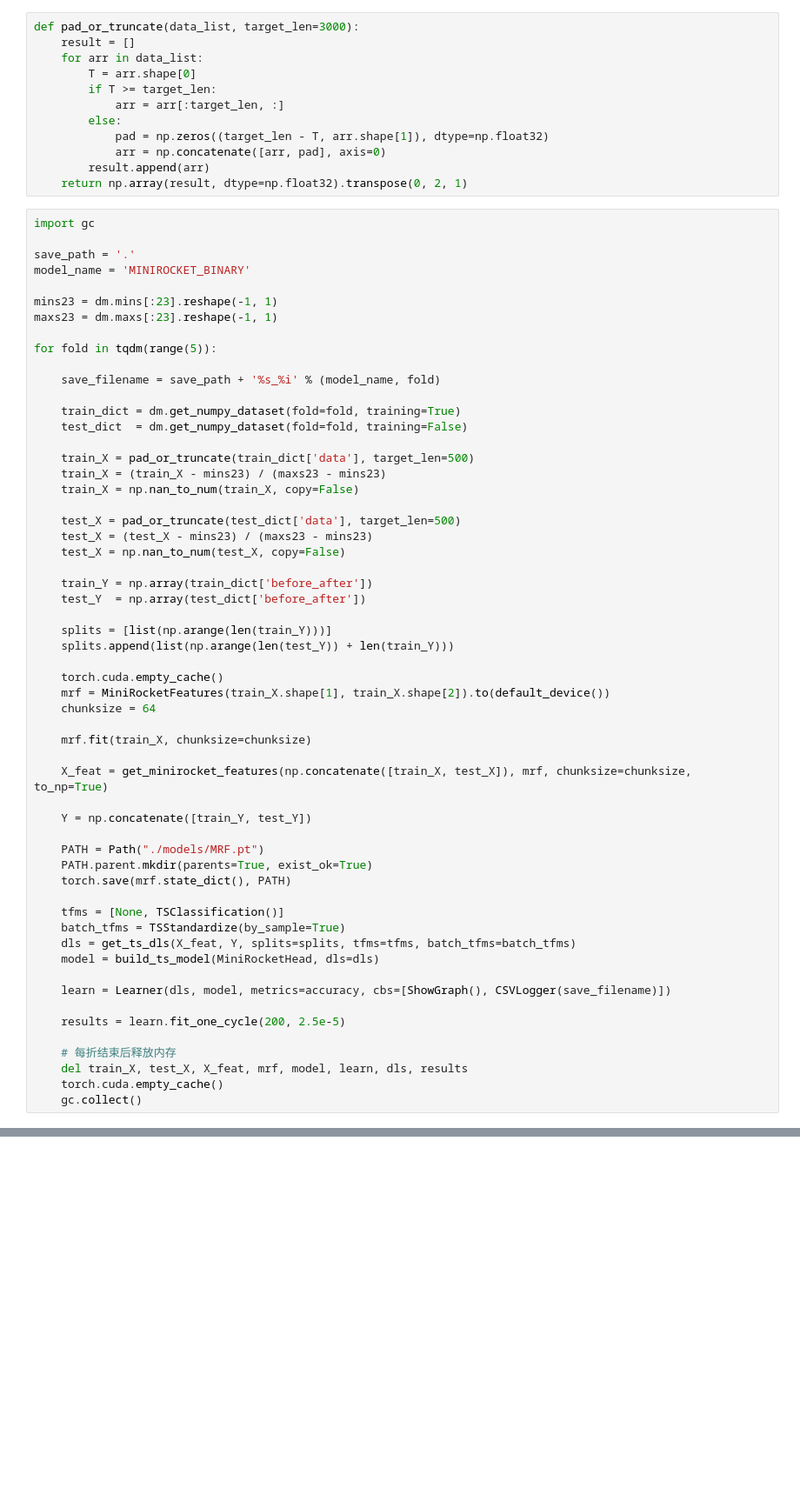
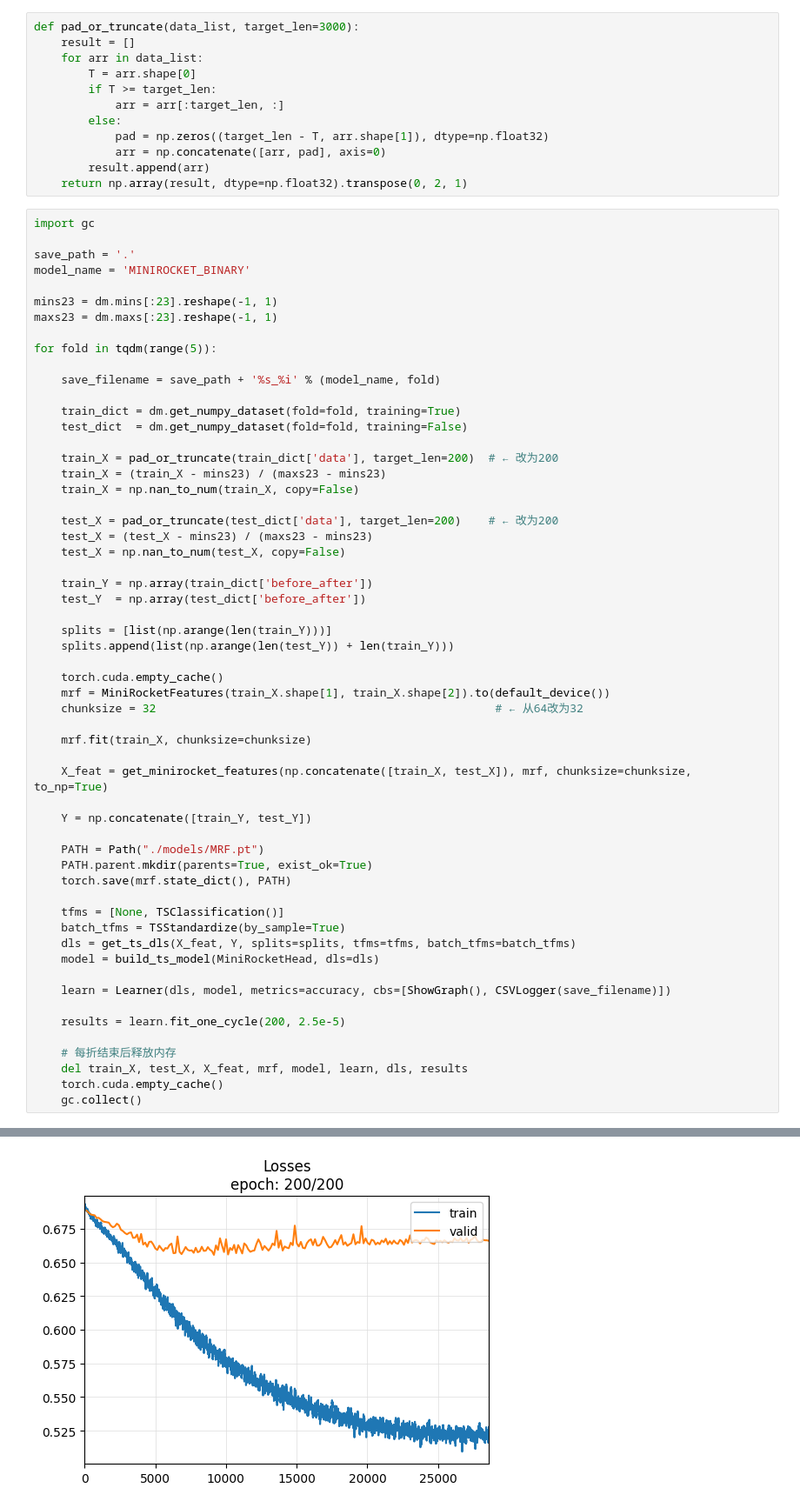
Before and after one commit to peacewhile/PHM-Learning-Task, a Jupyter notebook: NGAFID_DATASET_MINIROCKET_EXAMPLE5.ipynb, the cells around one changed output, grey strips where cells are left out. Shown at 87% size. Saved outputs shown, nothing was run; the diff lists cells and outputs as text; blank space fills up the shorter version.

```diff
--- a/NGAFID_DATASET_MINIROCKET_EXAMPLE5.ipynb
+++ b/NGAFID_DATASET_MINIROCKET_EXAMPLE5.ipynb
@@ -109,11 +146,11 @@ for fold in tqdm(range(5)):
     train_dict = dm.get_numpy_dataset(fold=fold, training=True)
     test_dict  = dm.get_numpy_dataset(fold=fold, training=False)
 
-    train_X = pad_or_truncate(train_dict['data'], target_len=500)
+    train_X = pad_or_truncate(train_dict['data'], target_len=200)  # ← 改为200
     train_X = (train_X - mins23) / (maxs23 - mins23)
     train_X = np.nan_to_num(train_X, copy=False)
 
-    test_X = pad_or_truncate(test_dict['data'], target_len=500)
+    test_X = pad_or_truncate(test_dict['data'], target_len=200)    # ← 改为200
     test_X = (test_X - mins23) / (maxs23 - mins23)
     test_X = np.nan_to_num(test_X, copy=False)
 
@@ -125,7 +162,7 @@ for fold in tqdm(range(5)):
 
     torch.cuda.empty_cache()
     mrf = MiniRocketFeatures(train_X.shape[1], train_X.shape[2]).to(default_device())
-    chunksize = 64
+    chunksize = 32                                                  # ← 从64改为32
 
     mrf.fit(train_X, chunksize=chunksize)
 
@@ -150,3 +187,4 @@ for fold in tqdm(range(5)):
     del train_X, test_X, X_feat, mrf, model, learn, dls, results
     torch.cuda.empty_cache()
     gc.collect()
+# %% [output]
@@ -152,0 +208 @@ for fold in tqdm(range(5)):
+[figure, added]
```
Also changed, not shown: parts of 7 cells of this notebook.
